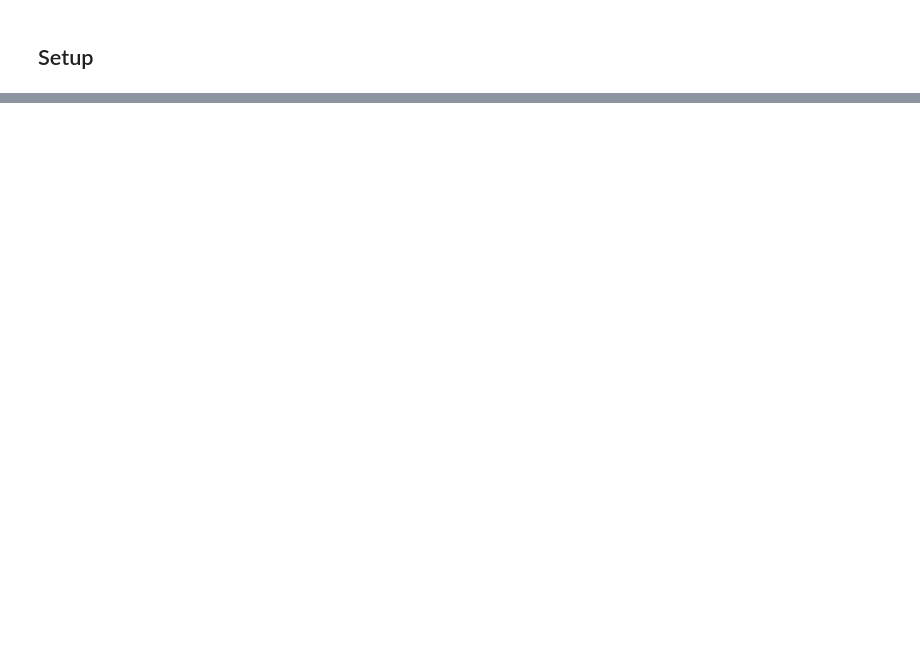
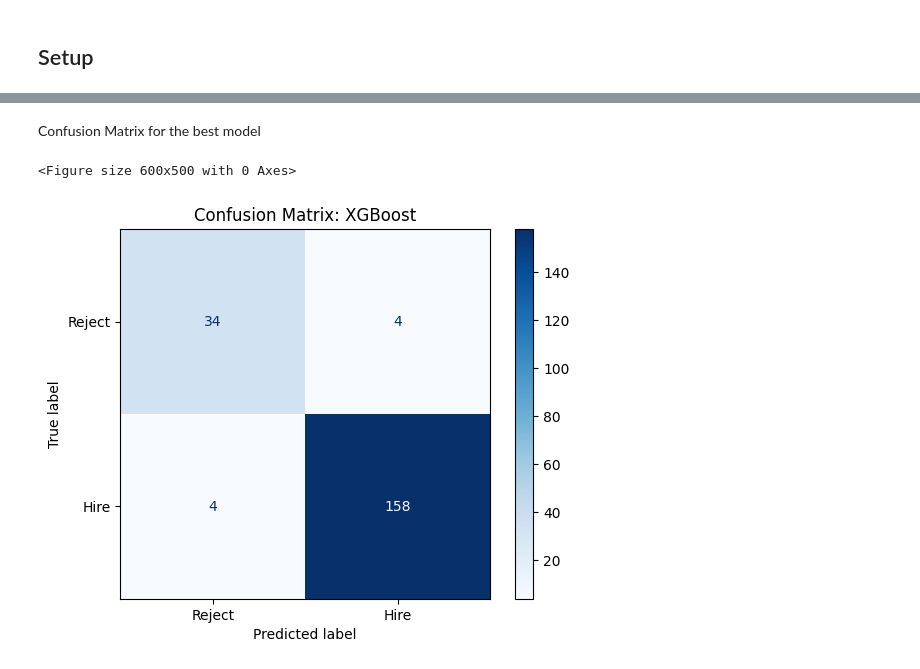
Before and after one commit to Jiaze-G/resume-hiring-prediction-ml, a Jupyter notebook: Modeling_and_Evaluation.ipynb, the cells around one changed output, grey strips where cells are left out. Saved outputs shown, nothing was run; the diff lists cells and outputs as text; code cells hidden in the pictures; blank space fills up the shorter version.

```diff
--- a/Modeling_and_Evaluation.ipynb
+++ b/Modeling_and_Evaluation.ipynb
@@ -34,0 +178,16 @@ Name: count, dtype: int64
+# %%
+# Assuming 'out' is the DataFrame generated by your loop
+# Sort by Test F1 (if not already sorted)
+out = out.sort_values("Test F1", ascending=False).reset_index(drop=True)
+
+# Display the rounded table
+display(out.round(4))
+
+# Plotting the Model Comparison
+plt.figure(figsize=(10, 5))
+# Use the column names from your 'out' DataFrame
+sns.barplot(data=out, x="Test F1", y="Model", palette="viridis")
+plt.title("Model Comparison by Test F1-Score")
+plt.xlim(0, 1.0)
+plt.grid(axis='x', linestyle='--', alpha=0.7)
+plt.show()
@@ -34,0 +292,25 @@ Name: count, dtype: int64
+# %% [markdown]
+Confusion Matrix for the best model
+# %%
+from sklearn.metrics import confusion_matrix, ConfusionMatrixDisplay
+
+# get best model name from your results table
+best_model_name = out.iloc[0]["Model"]
+
+best_model = trained_models[best_model_name]
+
+# predictions
+y_pred = best_model.predict(X_test_scaled)
+
+# confusion matrix
+cm = confusion_matrix(y_test, y_pred)
+
+plt.figure(figsize=(6,5))
+disp = ConfusionMatrixDisplay(confusion_matrix=cm, display_labels=["Reject","Hire"])
+disp.plot(cmap="Blues")
+plt.title(f"Confusion Matrix: {best_model_name}")
+plt.grid(False)
+plt.show()
+# %% [output]
+<Figure size 600x500 with 0 Axes>
+[figure, added]
```
Also changed, not shown: parts of 24 cells of this notebook.
